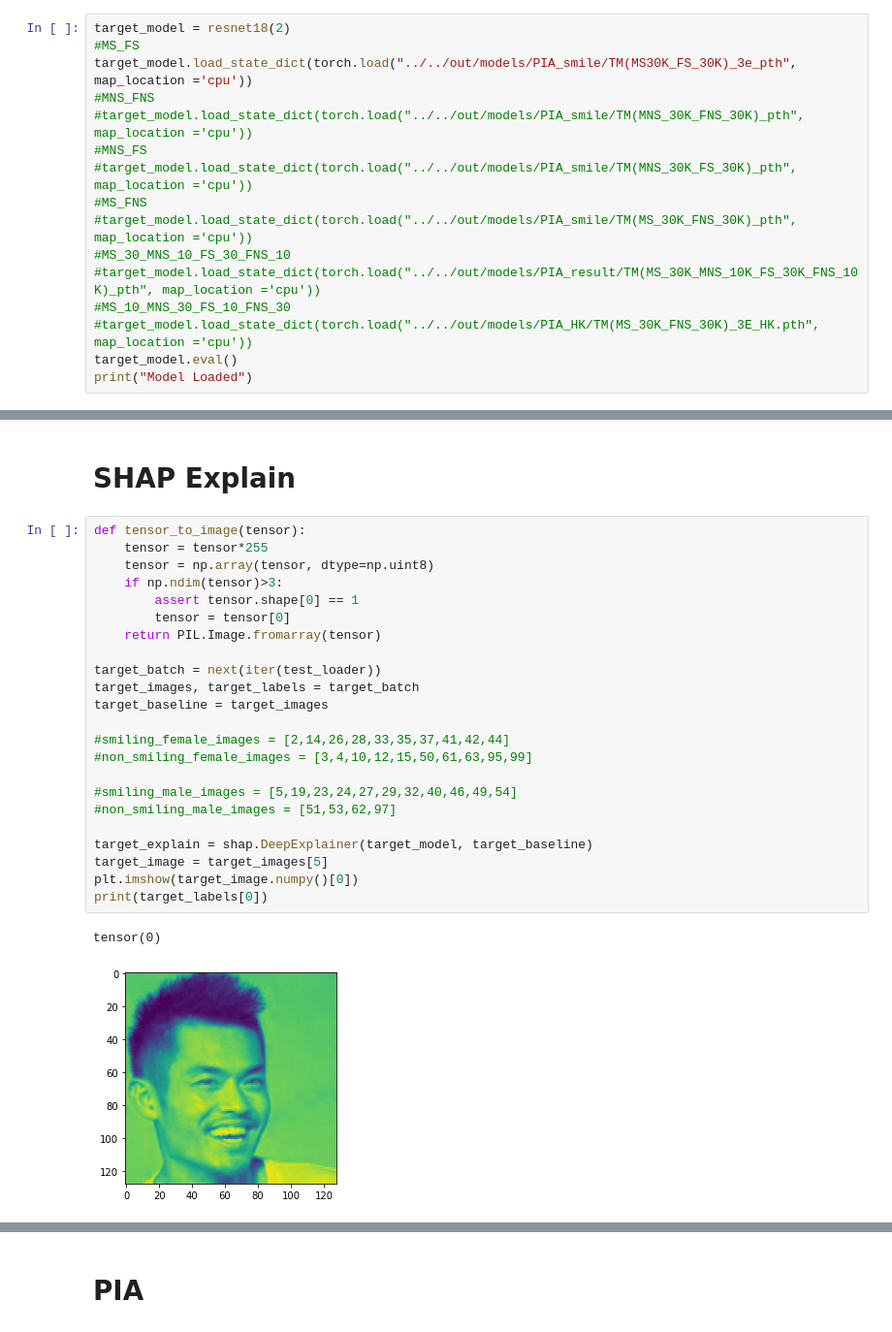
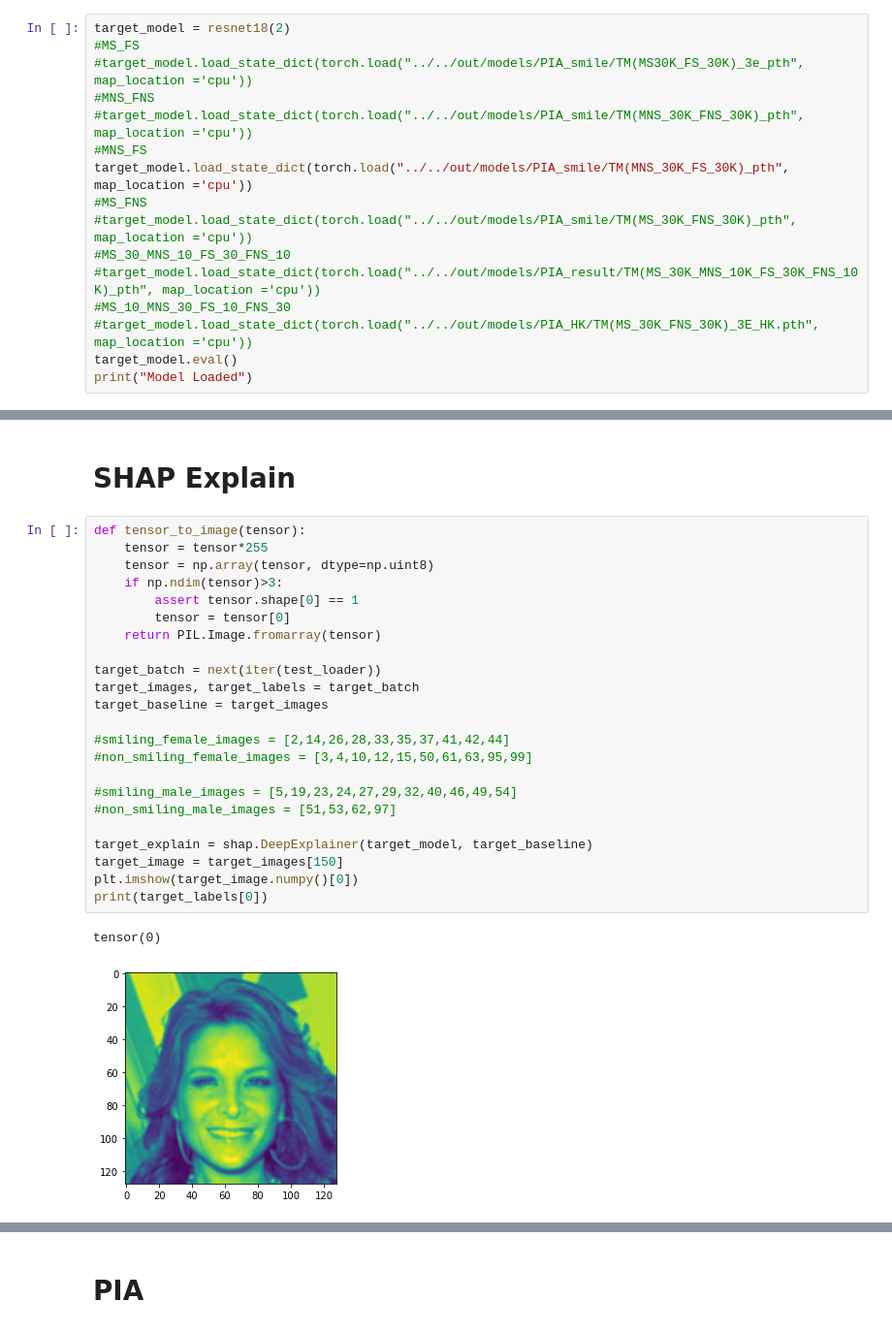
Before and after one commit to harshkasyap/fl, a Jupyter notebook: src/shap/PIA_smile-hk-compre-auto.ipynb, the cells around one changed output, grey strips where cells are left out. Shown at 97% size. Cells and saved outputs as stored; diff of their text form.

```diff
--- a/src/shap/PIA_smile-hk-compre-auto.ipynb
+++ b/src/shap/PIA_smile-hk-compre-auto.ipynb
@@ -373,11 +373,11 @@ def resnet18(num_classes):
 # %%
 target_model = resnet18(2)
 #MS_FS
-target_model.load_state_dict(torch.load("../../out/models/PIA_smile/TM(MS30K_FS_30K)_3e_pth", map_location ='cpu'))
+#target_model.load_state_dict(torch.load("../../out/models/PIA_smile/TM(MS30K_FS_30K)_3e_pth", map_location ='cpu'))
 #MNS_FNS
 #target_model.load_state_dict(torch.load("../../out/models/PIA_smile/TM(MNS_30K_FNS_30K)_pth", map_location ='cpu'))
 #MNS_FS
-#target_model.load_state_dict(torch.load("../../out/models/PIA_smile/TM(MNS_30K_FS_30K)_pth", map_location ='cpu'))
+target_model.load_state_dict(torch.load("../../out/models/PIA_smile/TM(MNS_30K_FS_30K)_pth", map_location ='cpu'))
 #MS_FNS
 #target_model.load_state_dict(torch.load("../../out/models/PIA_smile/TM(MS_30K_FNS_30K)_pth", map_location ='cpu'))
 #MS_30_MNS_10_FS_30_FNS_10
@@ -393,29 +393,29 @@ Model Loaded
 # %%
 def tensor_to_image(tensor):
     tensor = tensor*255
     tensor = np.array(tensor, dtype=np.uint8)
     if np.ndim(tensor)>3:
         assert tensor.shape[0] == 1
         tensor = tensor[0]
     return PIL.Image.fromarray(tensor)
 
 target_batch = next(iter(test_loader))
 target_images, target_labels = target_batch
 target_baseline = target_images
 
 #smiling_female_images = [2,14,26,28,33,35,37,41,42,44]
 #non_smiling_female_images = [3,4,10,12,15,50,61,63,95,99]
 
 #smiling_male_images = [5,19,23,24,27,29,32,40,46,49,54]
 #non_smiling_male_images = [51,53,62,97]
 
 target_explain = shap.DeepExplainer(target_model, target_baseline)
-target_image = target_images[5]
+target_image = target_images[150]
 plt.imshow(target_image.numpy()[0])
 print(target_labels[0])
 # %% [output]
 tensor(0)
-[figure, old version]
+[figure, new version]
 # %%
 r_img = torch.tensor([[[0.0 for col in range(128)] for row in range(128)] for dim in range(3)])
 r_img = target_image
```
Also changed, not shown: parts of 4 cells of this notebook.
